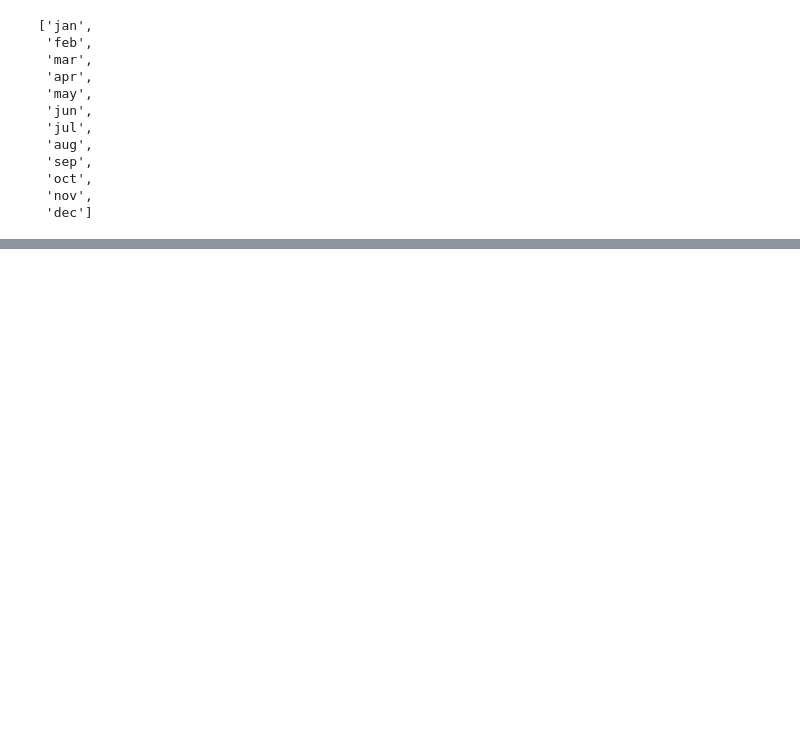
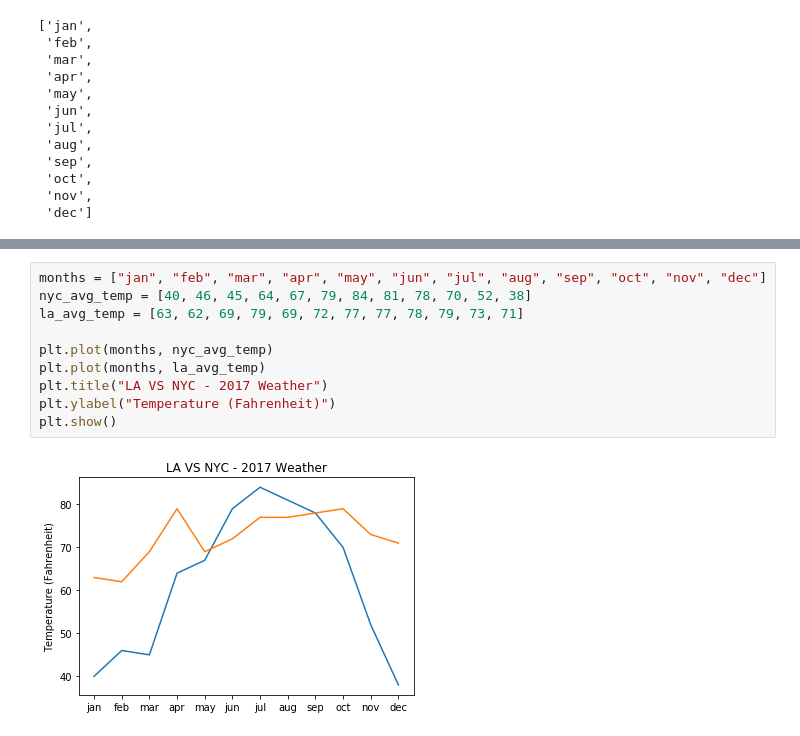
Before and after one commit to markmessick/nyc-crime-analysis, a Jupyter notebook: LA_stuff.ipynb, the cells around one changed output, grey strips where cells are left out. Cells and saved outputs as stored; diff of their text form; blank space fills up the shorter version.

Commit message:
added weather file

```diff
--- a/LA_stuff.ipynb
+++ b/LA_stuff.ipynb
@@ -302,0 +299,12 @@ len(may_3)
+# %%
+months = ["jan", "feb", "mar", "apr", "may", "jun", "jul", "aug", "sep", "oct", "nov", "dec"]
+nyc_avg_temp = [40, 46, 45, 64, 67, 79, 84, 81, 78, 70, 52, 38]
+la_avg_temp = [63, 62, 69, 79, 69, 72, 77, 77, 78, 79, 73, 71]
+
+plt.plot(months, nyc_avg_temp)
+plt.plot(months, la_avg_temp)
+plt.title("LA VS NYC - 2017 Weather")
+plt.ylabel("Temperature (Fahrenheit)")
+plt.show()
+# %% [output]
+[figure, added]
```
Also changed, not shown: parts of 3 cells of this notebook, 3 other files.
